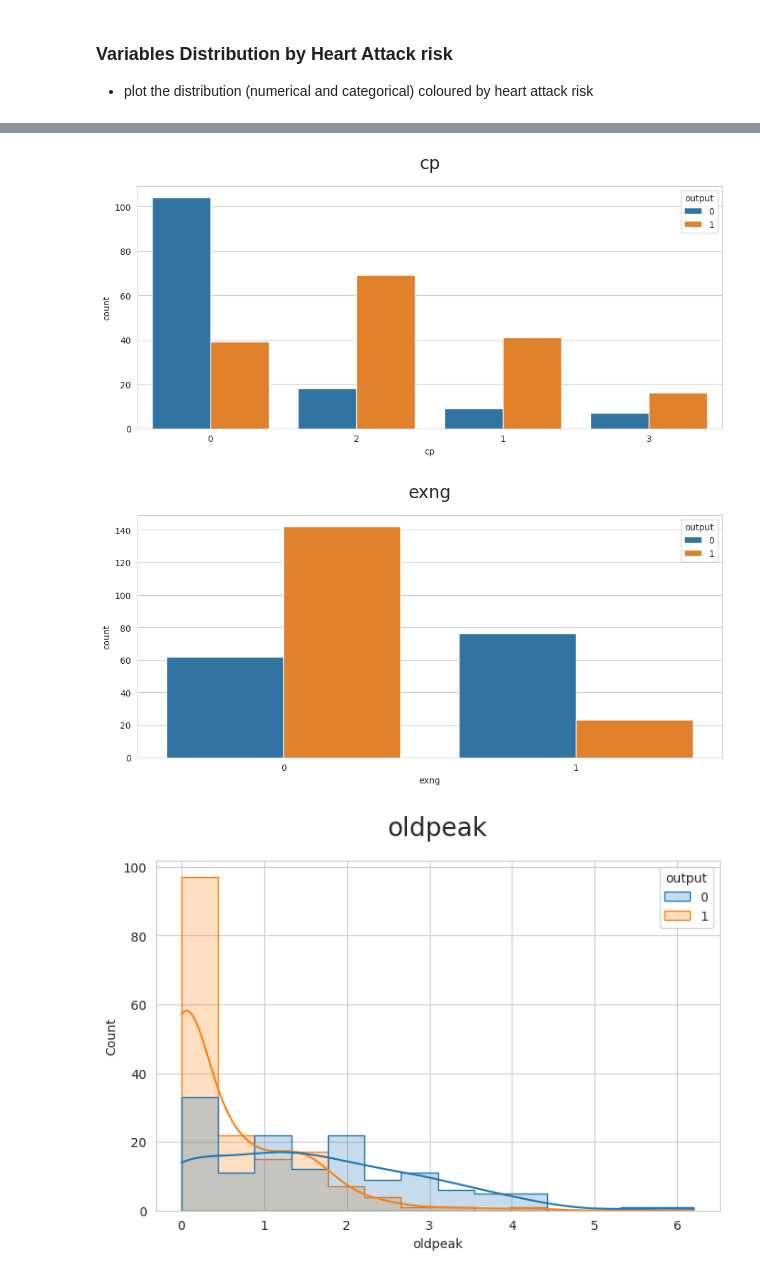
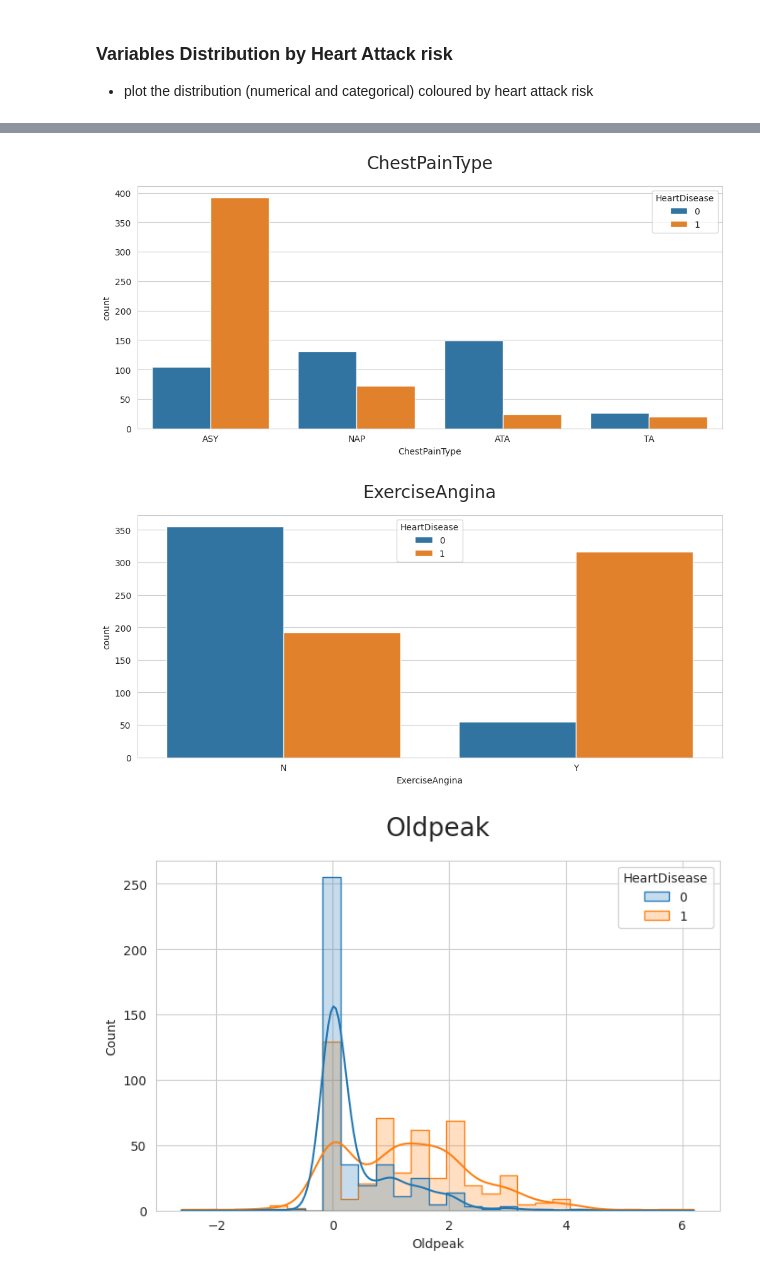
Before and after one commit to AngeloGaeta1990/Heart_attack_risk, a Jupyter notebook: jupyer_notebooks/Data_exploration.ipynb, the cells around one changed output, grey strips where cells are left out. Drawn from its saved outputs; the diff is of its cells as text; code cells hidden in the pictures.

```diff
--- a/jupyer_notebooks/Data_exploration.ipynb
+++ b/jupyer_notebooks/Data_exploration.ipynb
@@ -153,0 +160,3 @@ vars_to_study
+# %%
+vars_to_study = ['ST_Slope', 'ChestPainType', 'ExerciseAngina', 'Oldpeak', 'MaxHR']
+vars_to_study
@@ -156,6 +167,6 @@ vars_to_study
 
 - Build a dataframe including only the most important variables
 # %%
-df_eda = df.filter(vars_to_study + ['output'])
+df_eda = df.filter(vars_to_study + ['HeartDisease'])
 df_eda.head(3)
 # %% [output]
@@ -192,14 +203,19 @@ def plot_numerical(df, col, target_var):
     plt.title(f"{col}", fontsize=20, y=1.05)
     plt.show()
 
-def plot_based_on_unique_values(df, col, target_var):
-    if df[col].nunique() < 6:
-        plot_categorical(df, col, target_var)
-    else:
-        plot_numerical(df, col, target_var)
+# def plot_based_on_unique_values(df, col, target_var):
+#     if df[col].nunique() < 6:
+#         plot_categorical(df, col, target_var)
+#     else:
+#         plot_numerical(df, col, target_var)
 
 
-target_var = 'output'
+target_var = 'HeartDisease'
 for col in vars_to_study:
-    plot_based_on_unique_values(df_eda, col, target_var)
+    if df_eda[col].dtype == 'object':
+        plot_categorical(df_eda, col, target_var)
+        print("\n\n")
+    else:
+        plot_numerical(df_eda, col, target_var)
+        print("\n\n")
 # %% [output]
@@ -207,3 +223,3 @@ for col in vars_to_study:
-[figure, old version]
+[figure, new version]
-[figure, old version]
+[figure, new version]
-[figure, old version]
+[figure, new version]
```
Also changed, not shown: parts of 14 cells of this notebook, 4 other files.
